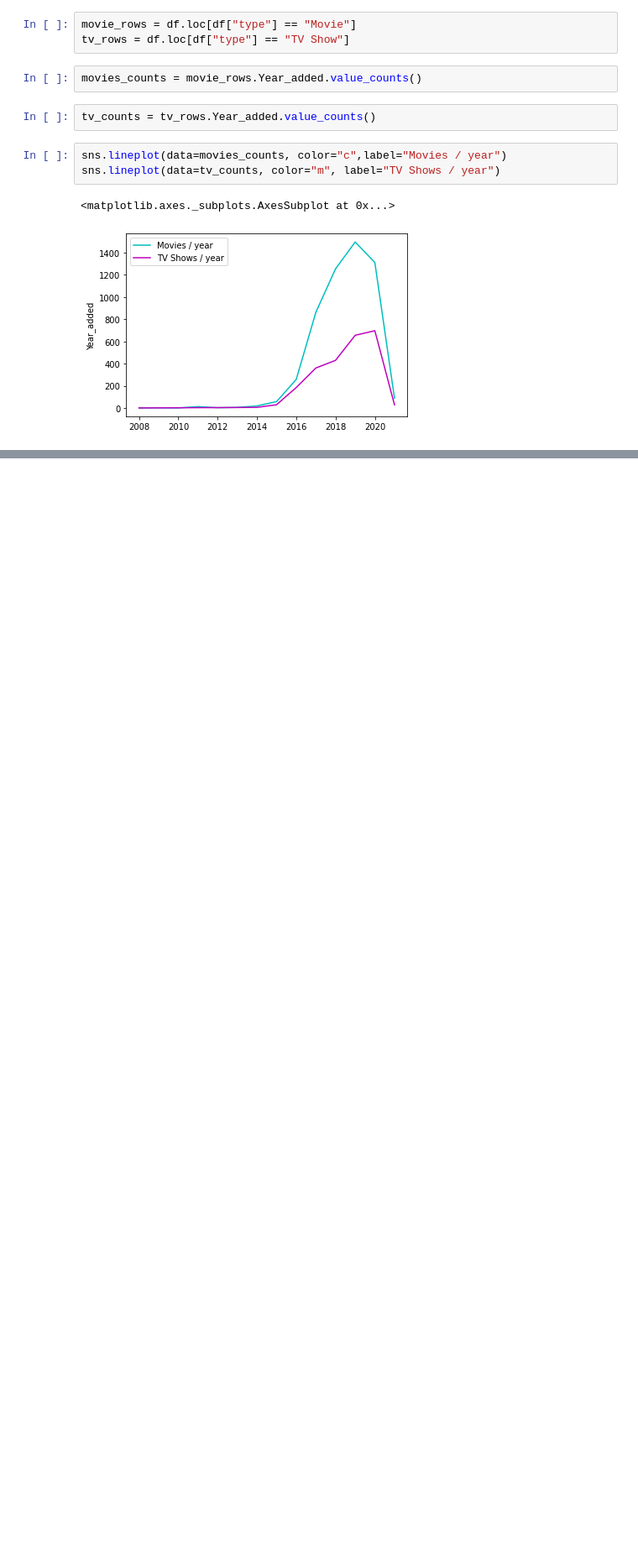
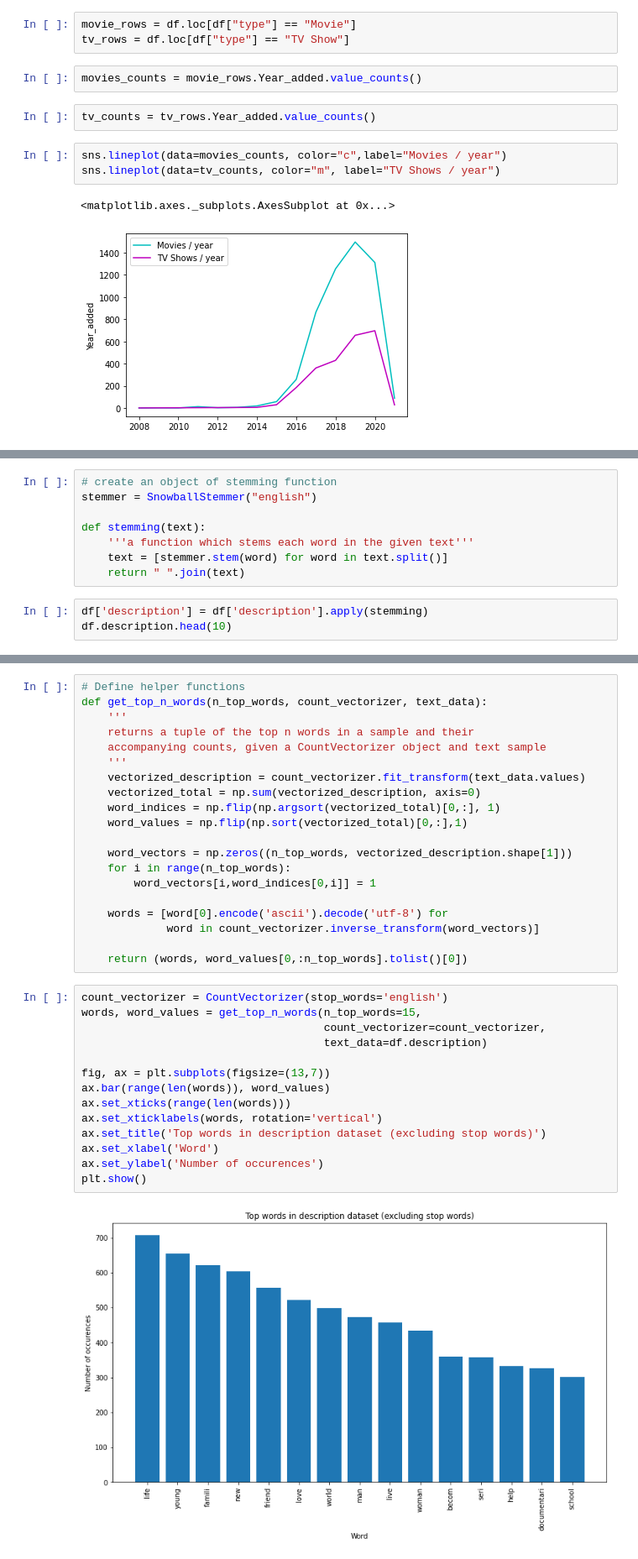
Before and after one commit to SuhasTantri/Netflix-movies-and-tv-shows-clustering, a Jupyter notebook: Raghavendra_and_Suhas_Team_NETFLIX_MOVIES_AND_TV_SHOWS_CLUSTERING.ipynb, the cells around one changed output, grey strips where cells are left out. Shown at 84% size. Saved outputs shown, nothing was run; the diff lists cells and outputs as text; blank space fills up the shorter version.

```diff
--- a/Raghavendra_and_Suhas_Team_NETFLIX_MOVIES_AND_TV_SHOWS_CLUSTERING.ipynb
+++ b/Raghavendra_and_Suhas_Team_NETFLIX_MOVIES_AND_TV_SHOWS_CLUSTERING.ipynb
@@ -301,0 +351,11 @@ sns.lineplot(data=tv_counts, color="m", label="TV Shows / year")
+# %%
+# create an object of stemming function
+stemmer = SnowballStemmer("english")
+
+def stemming(text):
+    '''a function which stems each word in the given text'''
+    text = [stemmer.stem(word) for word in text.split()]
+    return " ".join(text)
+# %%
+df['description'] = df['description'].apply(stemming)
+df.description.head(10)
@@ -301,0 +383,36 @@ sns.lineplot(data=tv_counts, color="m", label="TV Shows / year")
+# %%
+# Define helper functions
+def get_top_n_words(n_top_words, count_vectorizer, text_data):
+    '''
+    returns a tuple of the top n words in a sample and their
+    accompanying counts, given a CountVectorizer object and text sample
+    '''
+    vectorized_description = count_vectorizer.fit_transform(text_data.values)
+    vectorized_total = np.sum(vectorized_description, axis=0)
+    word_indices = np.flip(np.argsort(vectorized_total)[0,:], 1)
+    word_values = np.flip(np.sort(vectorized_total)[0,:],1)
+
+    word_vectors = np.zeros((n_top_words, vectorized_description.shape[1]))
+    for i in range(n_top_words):
+        word_vectors[i,word_indices[0,i]] = 1
+
+    words = [word[0].encode('ascii').decode('utf-8') for
+             word in count_vectorizer.inverse_transform(word_vectors)]
+
+    return (words, word_values[0,:n_top_words].tolist()[0])
+# %%
+count_vectorizer = CountVectorizer(stop_words='english')
+words, word_values = get_top_n_words(n_top_words=15,
+                                     count_vectorizer=count_vectorizer,
+                                     text_data=df.description)
+
+fig, ax = plt.subplots(figsize=(13,7))
+ax.bar(range(len(words)), word_values)
+ax.set_xticks(range(len(words)))
+ax.set_xticklabels(words, rotation='vertical')
+ax.set_title('Top words in description dataset (excluding stop words)')
+ax.set_xlabel('Word')
+ax.set_ylabel('Number of occurences')
+plt.show()
+# %% [output]
+[figure, added]
```
Also changed, not shown: parts of 16 cells of this notebook.
